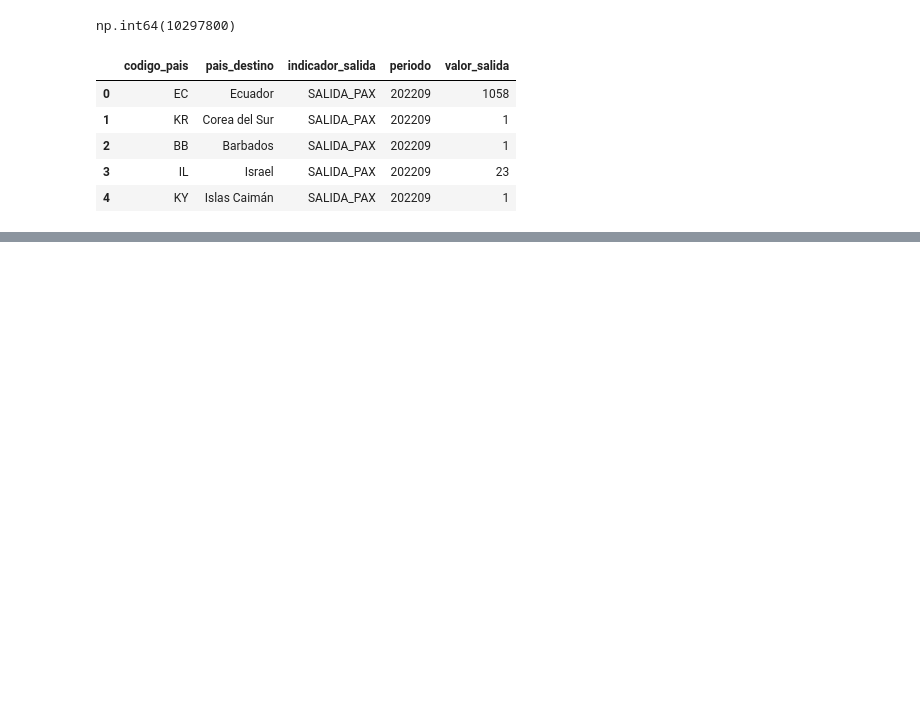
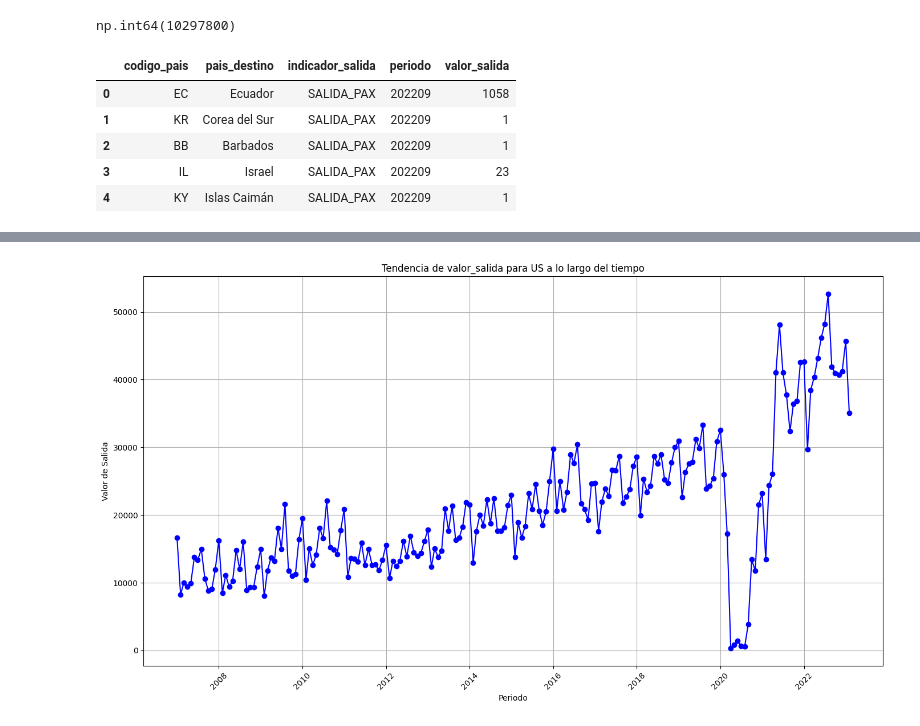
Before and after one commit to deiwhis/seminario, a Jupyter notebook: Prueba.ipynb, the cells around one changed output, grey strips where cells are left out. Cells and saved outputs as stored; diff of their text form; code cells hidden in the pictures; blank space fills up the shorter version.

```diff
--- a/Prueba.ipynb
+++ b/Prueba.ipynb
@@ -259,0 +302,16 @@ NameError: name 'plt' is not defined
+# %%
+us_data = aeropuerto_df_renombrado[aeropuerto_df_renombrado['codigo_pais'] == 'US'].copy()
+us_data.loc[:, 'periodo'] = pd.to_datetime(us_data['periodo'], format='%Y%m')
+tendencias_us = us_data.groupby('periodo')['valor_salida'].sum().reset_index()
+
+plt.figure(figsize=(14, 8))
+plt.plot(tendencias_us['periodo'], tendencias_us['valor_salida'], marker='o', linestyle='-', color='b')
+plt.title('Tendencia de valor_salida para US a lo largo del tiempo')
+plt.xlabel('Periodo')
+plt.ylabel('Valor de Salida')
+plt.grid(True)
+plt.xticks(rotation=45)
+plt.tight_layout()
+plt.show()
+# %% [output]
+[figure, added]
```
Also changed, not shown: parts of 12 cells of this notebook.
